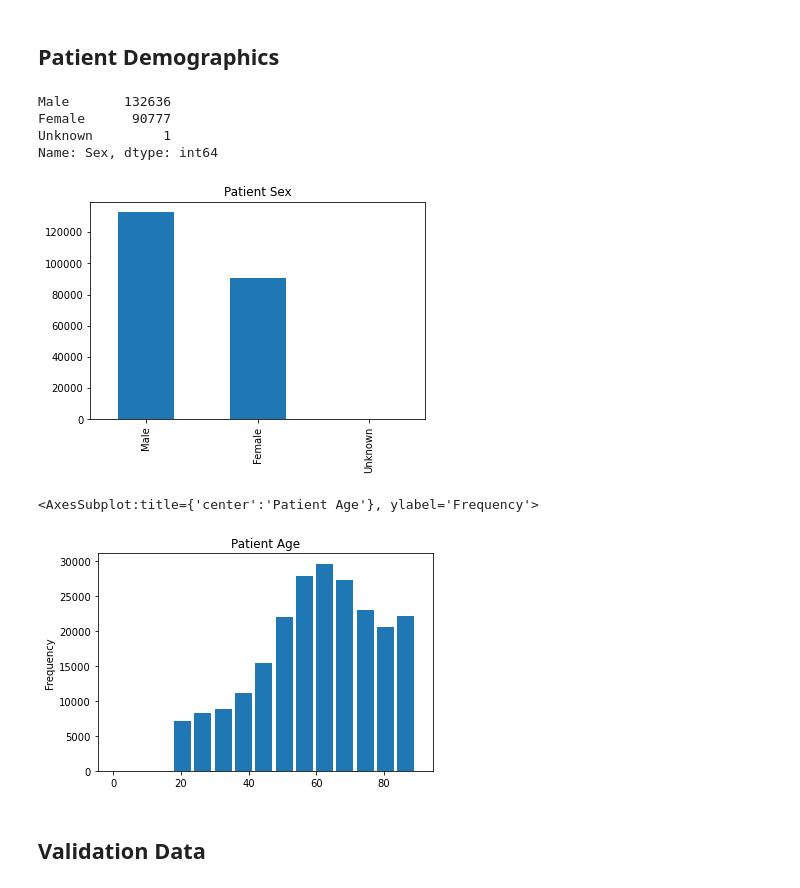
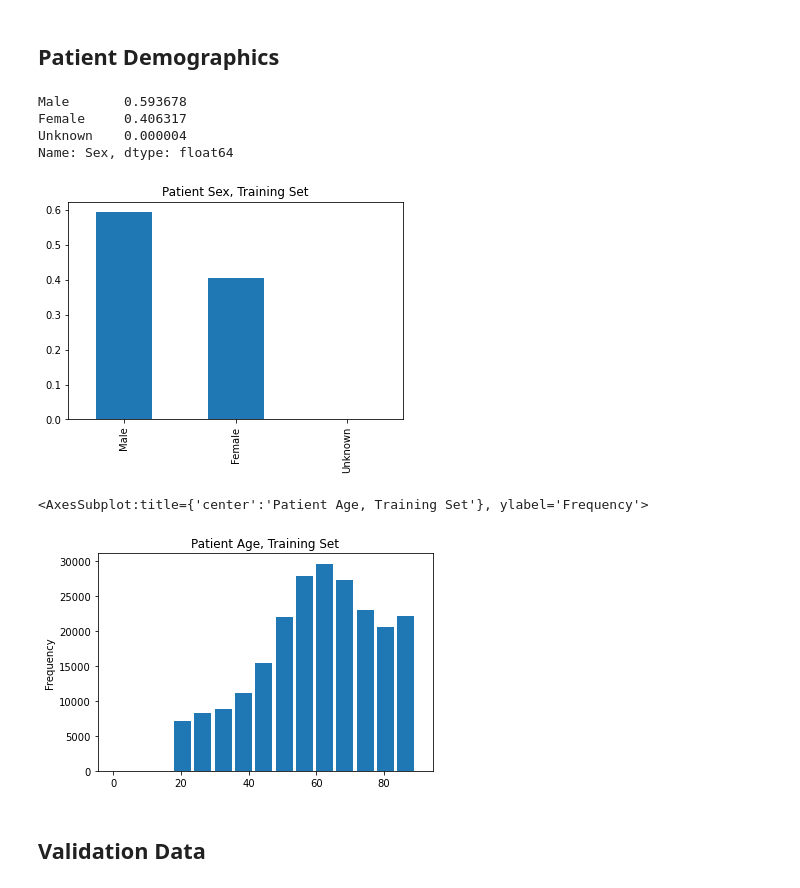
Before and after one commit to linev8k/cxr-fl-privacy, a Jupyter notebook: chexpert_data.ipynb, the cells around one changed output. Cells and saved outputs as stored; diff of their text form; code cells hidden in the pictures.

```diff
--- a/chexpert_data.ipynb
+++ b/chexpert_data.ipynb
@@ -187,21 +196,21 @@ dtype: int64
 # %% [markdown]
 ## Patient Demographics
 # %%
-sex_dist = train_chex['Sex'].value_counts()
-sex_dist.plot(kind='bar', title='Patient Sex')
+sex_dist = train_chex['Sex'].value_counts()/len(train_chex)
+sex_dist.plot(kind='bar', title='Patient Sex, Training Set')
 print(sex_dist)
 # %% [output]
-Male       132636
-Female      90777
-Unknown         1
-Name: Sex, dtype: int64
+Male       0.593678
+Female     0.406317
+Unknown    0.000004
+Name: Sex, dtype: float64
-[figure, old version]
+[figure, new version]
 # %%
 age_dist = train_chex['Age']
-age_dist.plot.hist(width=5, bins=15, title="Patient Age")
+age_dist.plot.hist(width=5, bins=15, title="Patient Age, Training Set")
 # %% [output]
-<AxesSubplot:title={'center':'Patient Age'}, ylabel='Frequency'>
+<AxesSubplot:title={'center':'Patient Age, Training Set'}, ylabel='Frequency'>
-[figure, old version]
+[figure, new version]
 # %% [markdown]
 ## Validation Data
 # %%
```
Also changed, not shown: parts of 6 cells of this notebook.
